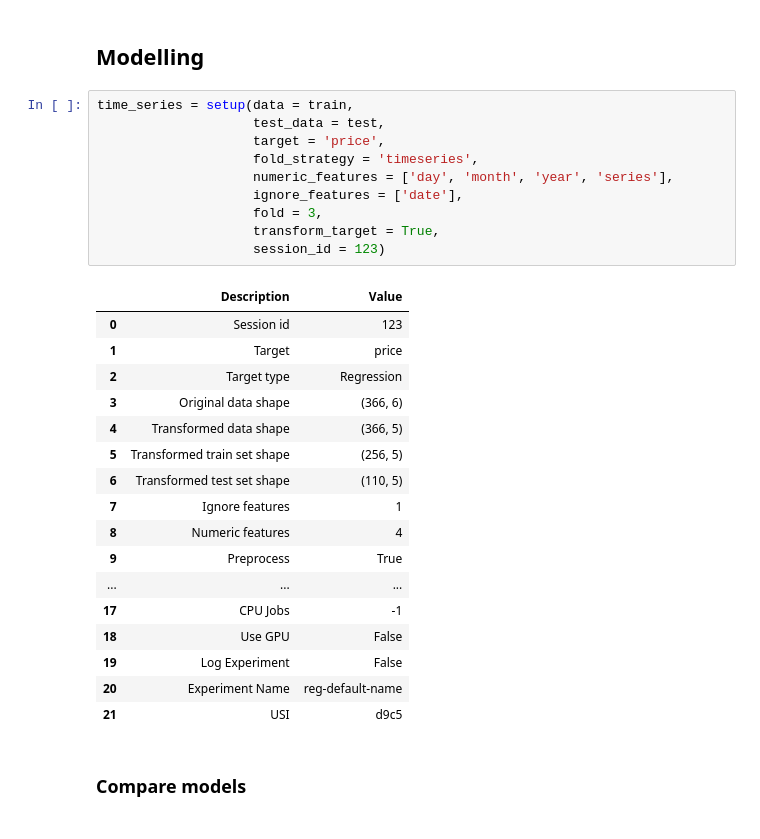
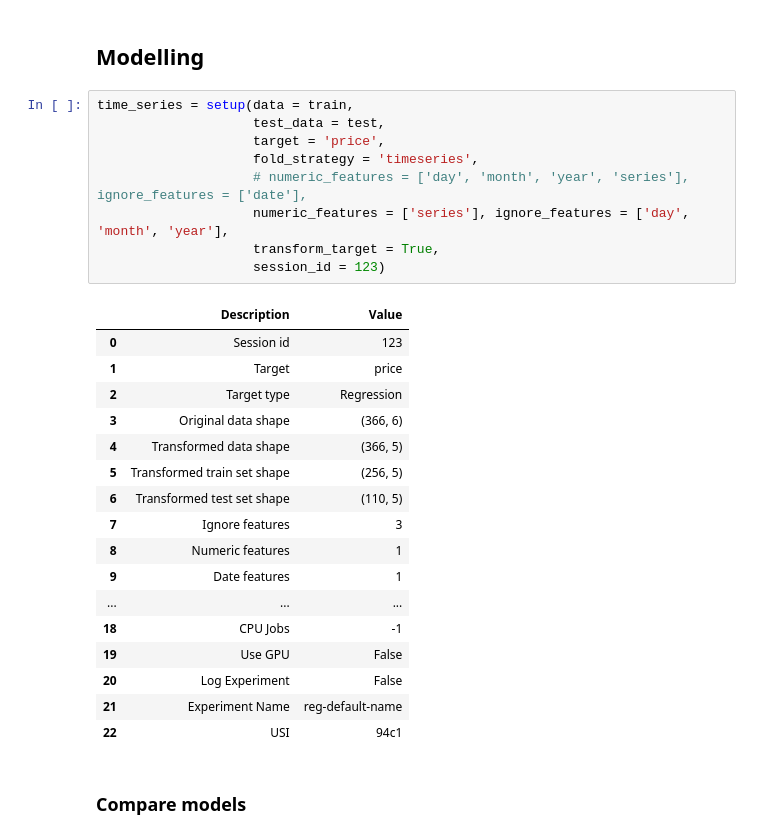
Before and after one commit to dquerales/Template, a Jupyter notebook: notebooks/pycaret_regression_time_series.ipynb, the cells around one changed output. Drawn from its saved outputs; the diff is of its cells as text.

```diff
--- a/notebooks/pycaret_regression_time_series.ipynb
+++ b/notebooks/pycaret_regression_time_series.ipynb
@@ -88,31 +88,30 @@ test = df.tail(test_split)
 # %%
 time_series = setup(data = train,
                     test_data = test,
                     target = 'price',
                     fold_strategy = 'timeseries',
-                    numeric_features = ['day', 'month', 'year', 'series'],
-                    ignore_features = ['date'],
-                    fold = 3,
+                    # numeric_features = ['day', 'month', 'year', 'series'], ignore_features = ['date'],
+                    numeric_features = ['series'], ignore_features = ['day', 'month', 'year'],
                     transform_target = True,
                     session_id = 123)
 # %% [output]
 |  | Description | Value |
 | 0 | Session id | 123 |
 | 1 | Target | price |
 | 2 | Target type | Regression |
 | 3 | Original data shape | (366, 6) |
 | 4 | Transformed data shape | (366, 5) |
 | 5 | Transformed train set shape | (256, 5) |
 | 6 | Transformed test set shape | (110, 5) |
-| 7 | Ignore features | 1 |
-| 8 | Numeric features | 4 |
-| 9 | Preprocess | True |
+| 7 | Ignore features | 3 |
+| 8 | Numeric features | 1 |
+| 9 | Date features | 1 |
 | ... | ... | ... |
-| 17 | CPU Jobs | -1 |
-| 18 | Use GPU | False |
-| 19 | Log Experiment | False |
-| 20 | Experiment Name | reg-default-name |
-| 21 | USI | d9c5 |
+| 18 | CPU Jobs | -1 |
+| 19 | Use GPU | False |
+| 20 | Log Experiment | False |
+| 21 | Experiment Name | reg-default-name |
+| 22 | USI | 94c1 |
 # %% [markdown]
 ### Compare models
 # %%
```
Also changed, not shown: parts of 10 cells of this notebook.
